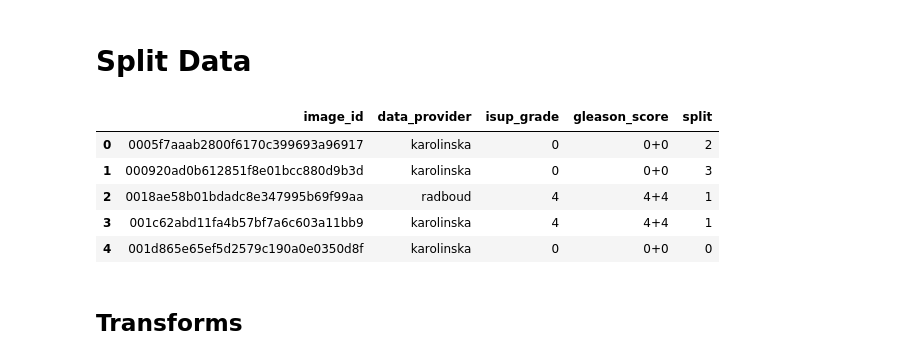
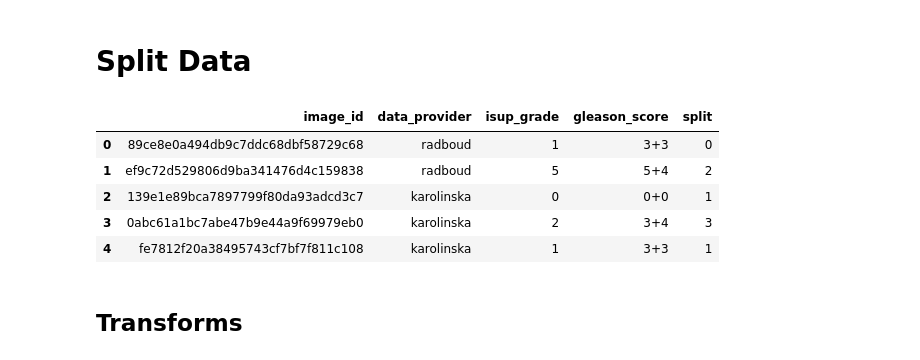
Before and after one commit to yh36/CS231nProstateCancer, a Jupyter notebook: PCa16TileSquareAug.ipynb, the cells around one changed output. Saved outputs shown, nothing was run; the diff lists cells and outputs as text; code cells hidden in the pictures.

```diff
--- a/PCa16TileSquareAug.ipynb
+++ b/PCa16TileSquareAug.ipynb
@@ -39,9 +39,10 @@ class CFG:
     lr = 1e-4
     model_name = 'resnet'
     num_classes = 6
-    nworkers = 3
+    nworkers = 1
     nfolds = 4
     seed = 524
+    test_split = 516
     TRAIN = '../yi_data/panda-16x128x128-tiles-data/train/'
     LABELS = '../data/train.csv'
 # %% [markdown]
@@ -49,29 +50,33 @@ class CFG:
 # %%
 train = pd.read_csv(CFG.LABELS).set_index('image_id')
 files = sorted(set([p[:32] for p in os.listdir(CFG.TRAIN)]))
 train = train.loc[files].reset_index()
+
+train, test = train_test_split(train, test_size=CFG.test_split, random_state=CFG.seed)
+train = train.reset_index(drop=True)
+test = test.reset_index(drop=True)
 
 if CFG.debug:
     df = train.sample(n=50, random_state=CFG.seed).copy()
 else:
     df = train.copy()
 
 # Generate train/validation sets containing the same distribution of isup_grade
 splits = StratifiedKFold(n_splits=CFG.nfolds, random_state=CFG.seed, shuffle=True)
 splits = list(splits.split(df,df.isup_grade))
 # Assign split index to training samples
 folds_splits = np.zeros(len(df)).astype(np.int)
 for i in range(CFG.nfolds):
     folds_splits[splits[i][1]] = i
 df['split'] = folds_splits
 df.head()
 # %% [output]
 |  | image_id | data_provider | isup_grade | gleason_score | split |
-| 0 | 0005f7aaab2800f6170c399693a96917 | karolinska | 0 | 0+0 | 2 |
-| 1 | 000920ad0b612851f8e01bcc880d9b3d | karolinska | 0 | 0+0 | 3 |
-| 2 | 0018ae58b01bdadc8e347995b69f99aa | radboud | 4 | 4+4 | 1 |
-| 3 | 001c62abd11fa4b57bf7a6c603a11bb9 | karolinska | 4 | 4+4 | 1 |
-| 4 | 001d865e65ef5d2579c190a0e0350d8f | karolinska | 0 | 0+0 | 0 |
+| 0 | 89ce8e0a494db9c7ddc68dbf58729c68 | radboud | 1 | 3+3 | 0 |
+| 1 | ef9c72d529806d9ba341476d4c159838 | radboud | 5 | 5+4 | 2 |
+| 2 | 139e1e89bca7897799f80da93adcd3c7 | karolinska | 0 | 0+0 | 1 |
+| 3 | 0abc61a1bc7abe47b9e44a9f69979eb0 | karolinska | 2 | 3+4 | 3 |
+| 4 | fe7812f20a38495743cf7bf7f811c108 | karolinska | 1 | 3+3 | 1 |
 # %%
 # https://www.kaggle.com/yasufuminakama/panda-se-resnext50-regression-baseline
 class TrainDataset(Dataset):
```
Also changed, not shown: parts of 5 cells of this notebook.
